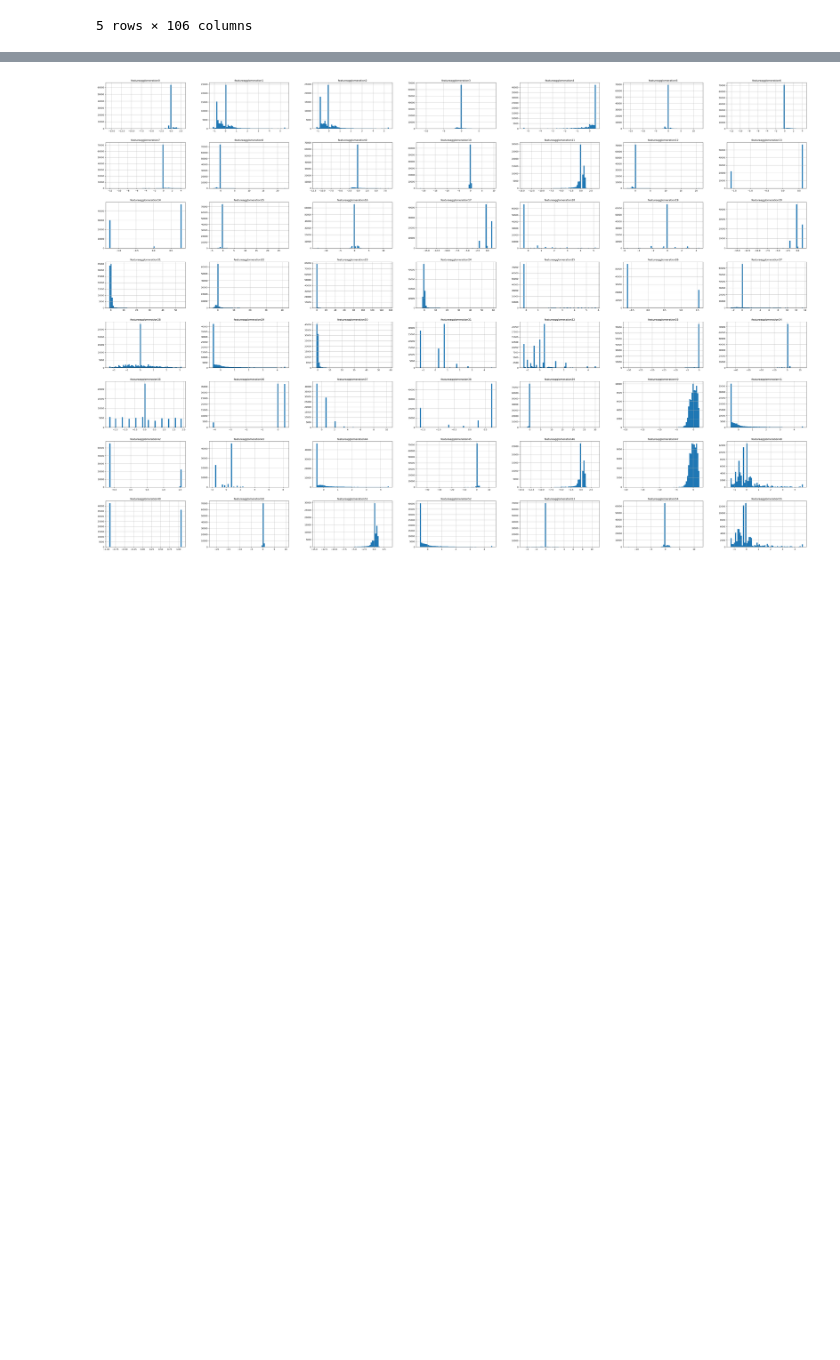
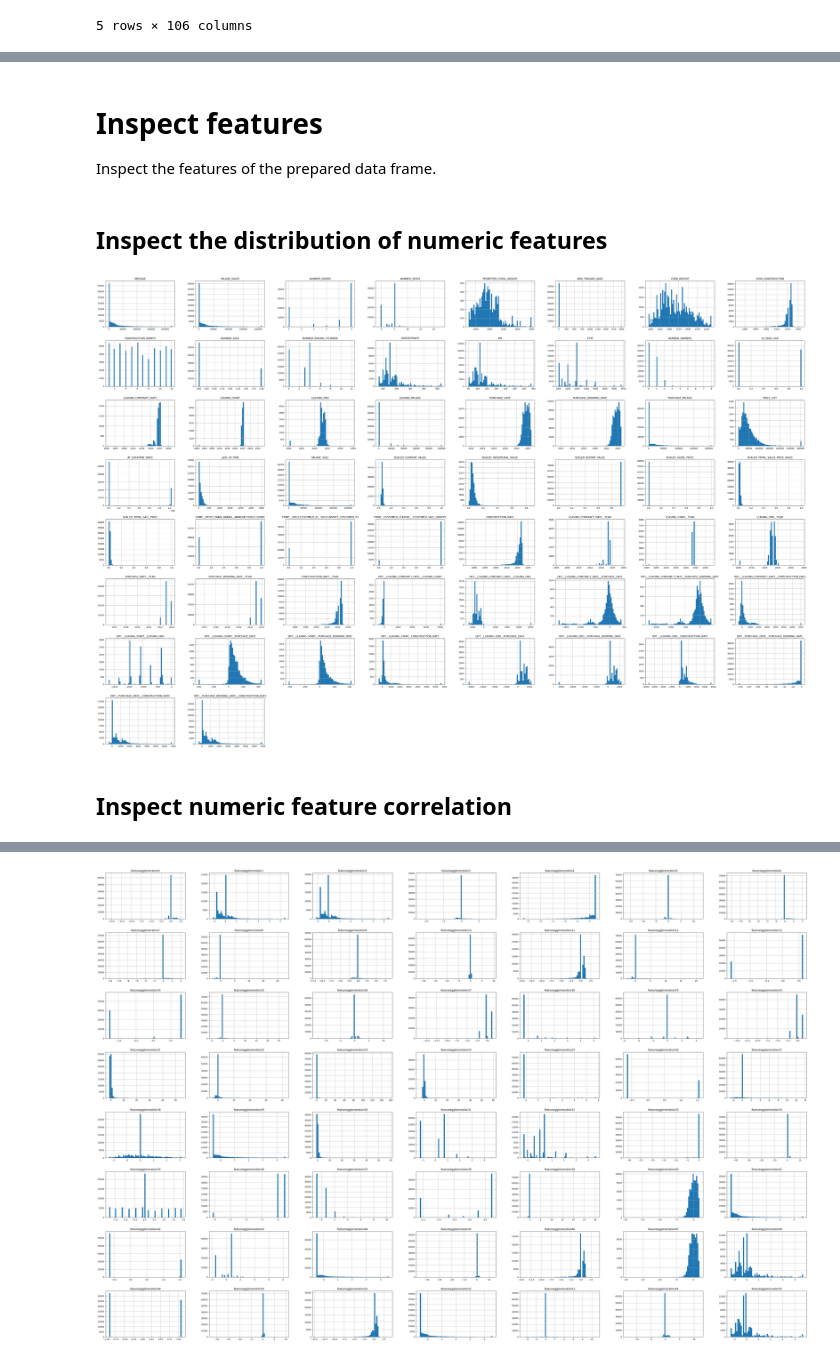
Before and after one commit to TurboThommy/ml4ds-end-to-end-project, a Jupyter notebook: scikit_learn_test.ipynb, the cells around one changed output, grey strips where cells are left out. Cells and saved outputs as stored; diff of their text form; code cells hidden in the pictures; blank space fills up the shorter version.

```diff
--- a/scikit_learn_test.ipynb
+++ b/scikit_learn_test.ipynb
@@ -457,0 +553,12 @@ def clamp_percentiles(df: pd.DataFrame, fit: bool) -> pd.DataFrame:
+# %% [markdown]
+# Inspect features
+Inspect the features of the prepared data frame.
+# %% [markdown]
+## Inspect the distribution of numeric features
+# %%
+df_train_prep.hist(bins=64, figsize=(60, 40))
+plt.show()
+# %% [output]
+[figure, added]
+# %% [markdown]
+## Inspect numeric feature correlation
```
Also changed, not shown: parts of 90 cells of this notebook.
